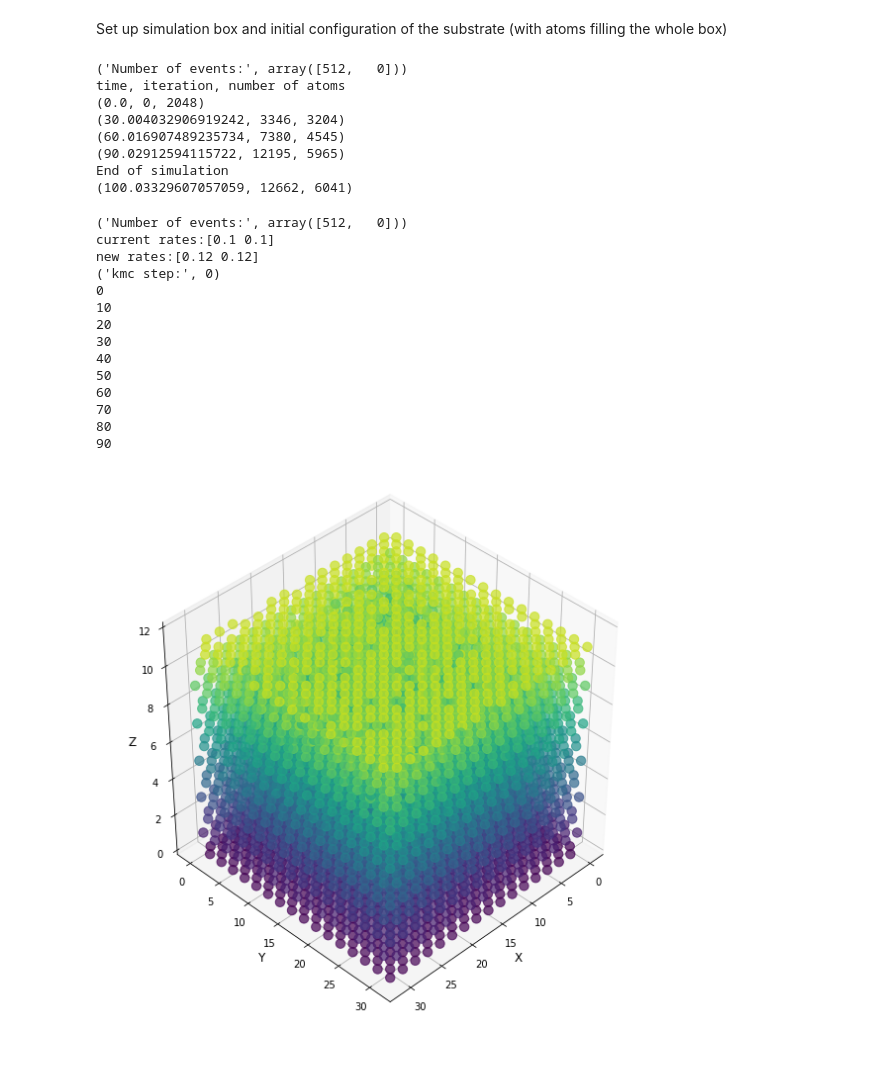
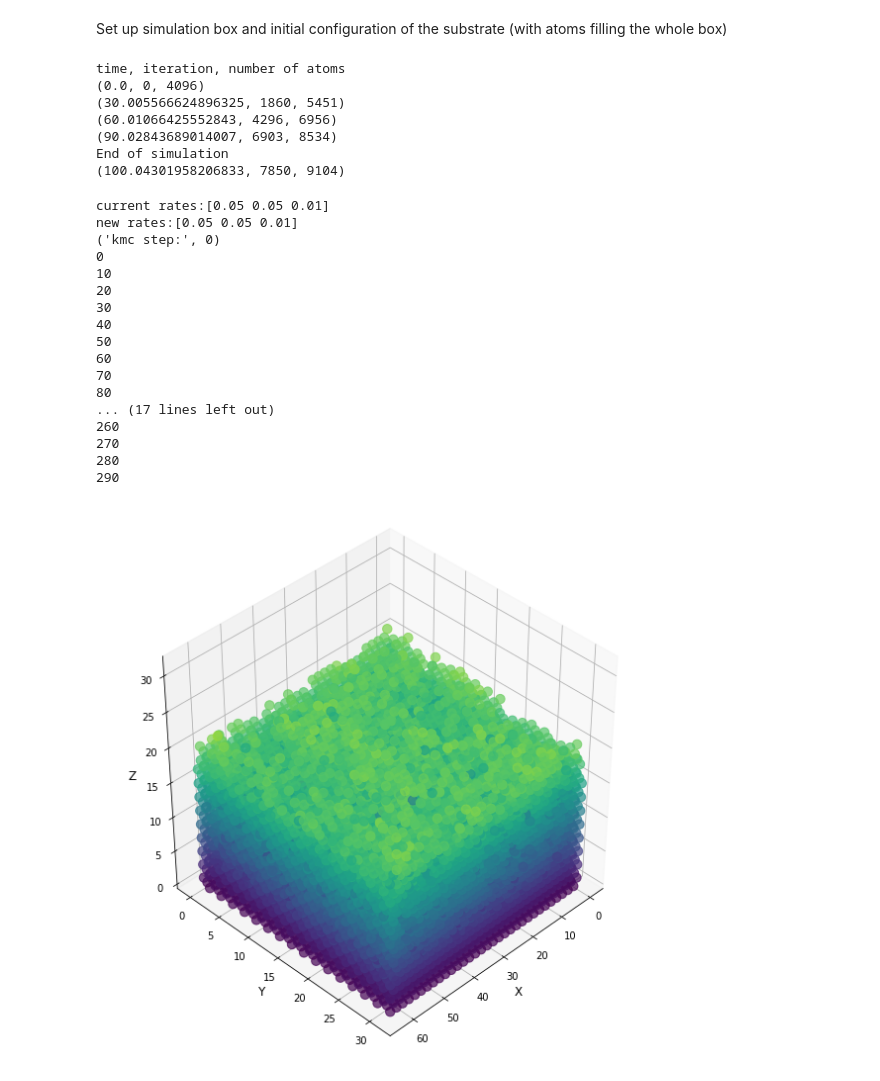
Before and after one commit to ramav87/kmcsim, a Jupyter notebook: notebooks/setup_and_run_kmc_simulation-make_video.ipynb, the cells around one changed output. Cells and saved outputs as stored; diff of their text form; code cells hidden in the pictures.

```diff
--- a/notebooks/setup_and_run_kmc_simulation-make_video.ipynb
+++ b/notebooks/setup_and_run_kmc_simulation-make_video.ipynb
@@ -149,25 +152,24 @@ latt['box'][3] = 12
 write_latt(latt, os.path.join(wdir,'ni.xyz'))
 # %%
 sim = RunSim()
-sim.read(os.path.join(wdir,'kmc_2.input'))
+sim.read(os.path.join(wdir,'kmc.input'))
 sim.init_sim()
 sim.run()
 # %% [output]
-('Number of events:', array([512,   0]))
 time, iteration, number of atoms
-(0.0, 0, 2048)
-(30.004032906919242, 3346, 3204)
-(60.016907489235734, 7380, 4545)
-(90.02912594115722, 12195, 5965)
+(0.0, 0, 4096)
+(30.005566624896325, 1860, 5451)
+(60.01066425552843, 4296, 6956)
+(90.02843689014007, 6903, 8534)
 End of simulation
-(100.03329607057059, 12662, 6041)
+(100.04301958206833, 7850, 9104)
 # %%
 arrs=[]
 sim = RunSim()
-sim.read(os.path.join(wdir,'kmc_2.input'))
+sim.read(os.path.join(wdir,'kmc.input'))
 sim.init_sim()
-sim.update_rate(np.array([0.12, 0.12]))
-for k in range(100):
+sim.update_rate(np.array([0.05, 0.05, 0.01]))
+for k in range(300):
     sim.run_to_next_step()
     arr = sim.kmc.get_conf()
     arr_1 = np.array(arr[0])
@@ -176,9 +178,8 @@ for k in range(100):
     if k%10==0:
         print(k)
 # %% [output]
-('Number of events:', array([512,   0]))
-current rates:[0.1 0.1]
-new rates:[0.12 0.12]
+current rates:[0.05 0.05 0.01]
+new rates:[0.05 0.05 0.01]
 ('kmc step:', 0)
 0
 10
@@ -189,26 +190,30 @@ new rates:[0.12 0.12]
 60
 70
 80
-90
+... (17 lines left out)
+260
+270
+280
+290
 # %%
 import os
 figure_dir = r'Figures/'
 
 arr_1 = arrs[-1]
 colors = plt.cm.get_cmap('viridis', arr_1[:,2].max()*1.25)
 
-for ind in range(100):
+for ind in range(300):
     plt.close('all')
     arr_1 = arrs[ind]
     fig = plt.figure(figsize=(10,10))
     ax = fig.add_subplot(111, projection='3d')
     ax.scatter(arr_1[:,0],arr_1[:,1],arr_1[:,2],s=88, alpha = 0.7, c = colors(arr_1[:,2]) )
     ax.view_init(40, 45)
     ax.set_xlabel('X', fontsize = 12)
     ax.set_ylabel('Y', fontsize = 12)
     ax.set_zlabel('Z', fontsize = 12)
-    ax.set_zlim([0,12])
-    fig.savefig(os.path.join(figure_dir,'Frame {}'.format(ind)), dpi = 300)
+    ax.set_zlim([0,32])
+    fig.savefig(os.path.join(figure_dir,'Frame {}'.format(ind)), dpi = 150)
 #fig2.tight_layout()
 # %% [output]
-[figure, old version]
+[figure, new version]
```
Also changed, not shown: parts of 3 cells of this notebook, 11 other files.
